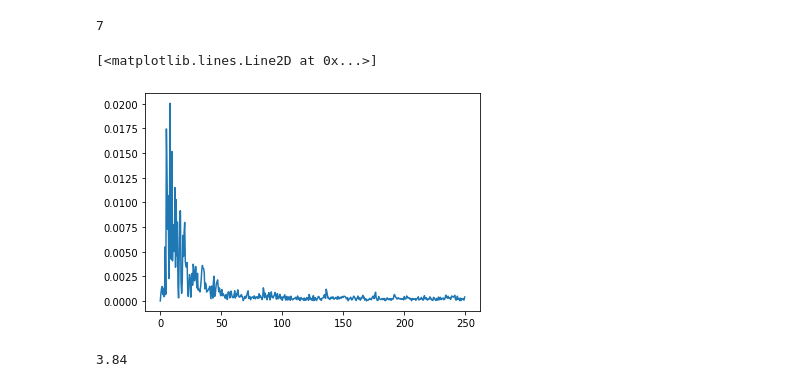
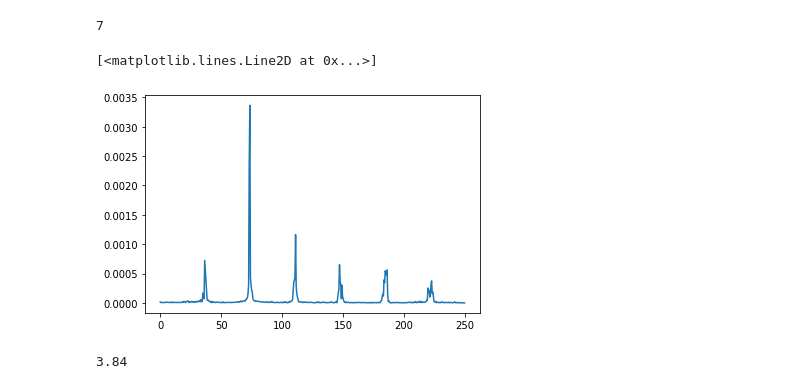
Before and after one commit to clementgilli/Musical-Instruments-Classifier, a Jupyter notebook: clean_sheet2.ipynb, the cells around one changed output. Drawn from its saved outputs; the diff is of its cells as text; code cells hidden in the pictures.

```diff
--- a/clean_sheet2.ipynb
+++ b/clean_sheet2.ipynb
@@ -83,11 +83,11 @@ data_test = load_test(16, duration=2)
 # %%
 pd.DataFrame(data_test.iloc[1])
 x = np.arange(0, 250, 0.5)
-y = list(data_test.iloc[31])[2:]
+y = list(data_test.iloc[14])[2:]
 plt.plot(x, y)
 # %% [output]
 [<matplotlib.lines.Line2D at 0x...>]
-[figure, old version]
+[figure, new version]
 # %%
 librosa.get_duration(filename="./dataset/Test_submission/Test_submission/wingrandpiano-96338.wav")
 # %% [output]
```
Also changed, not shown: parts of 1 cell of this notebook.
